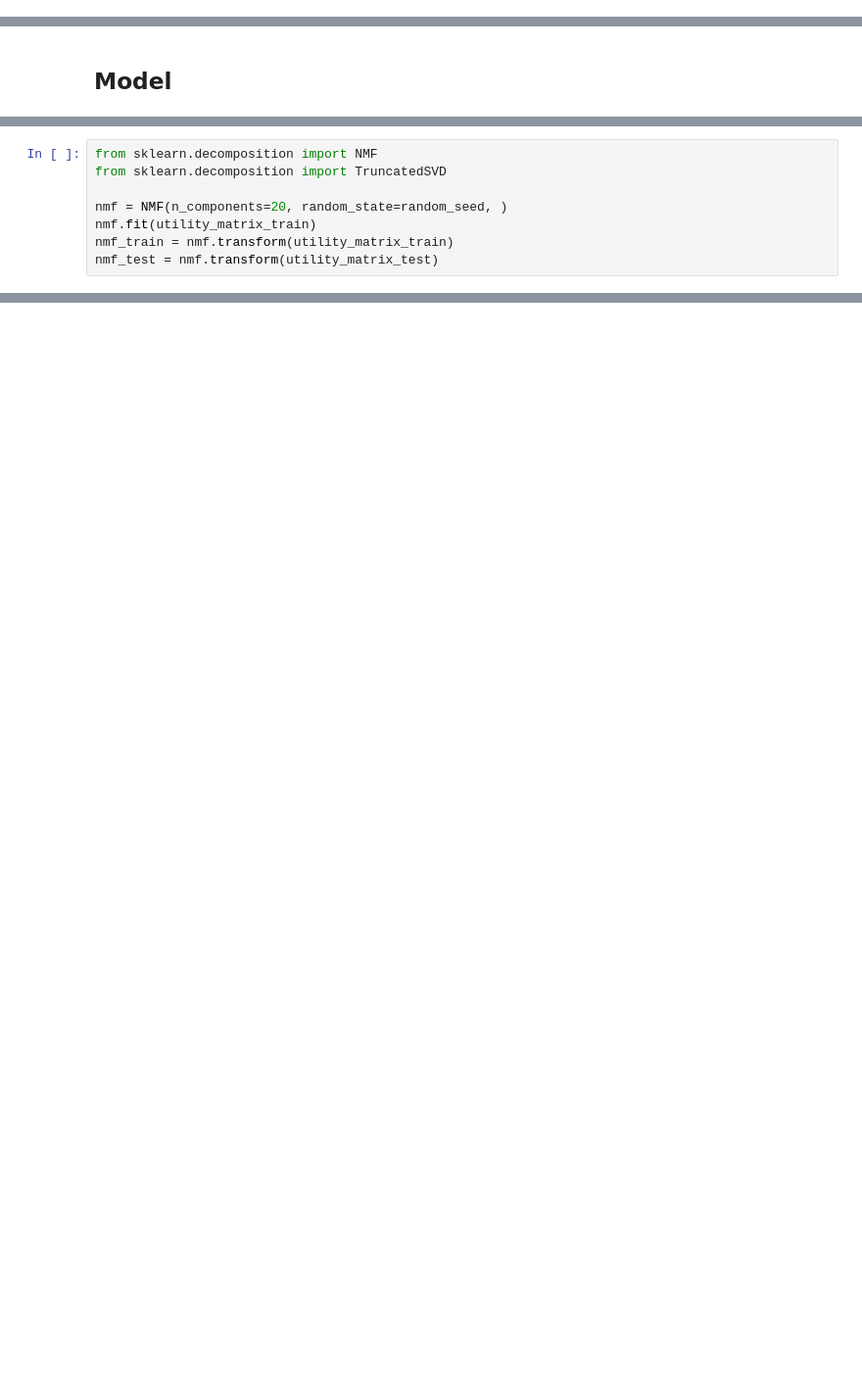
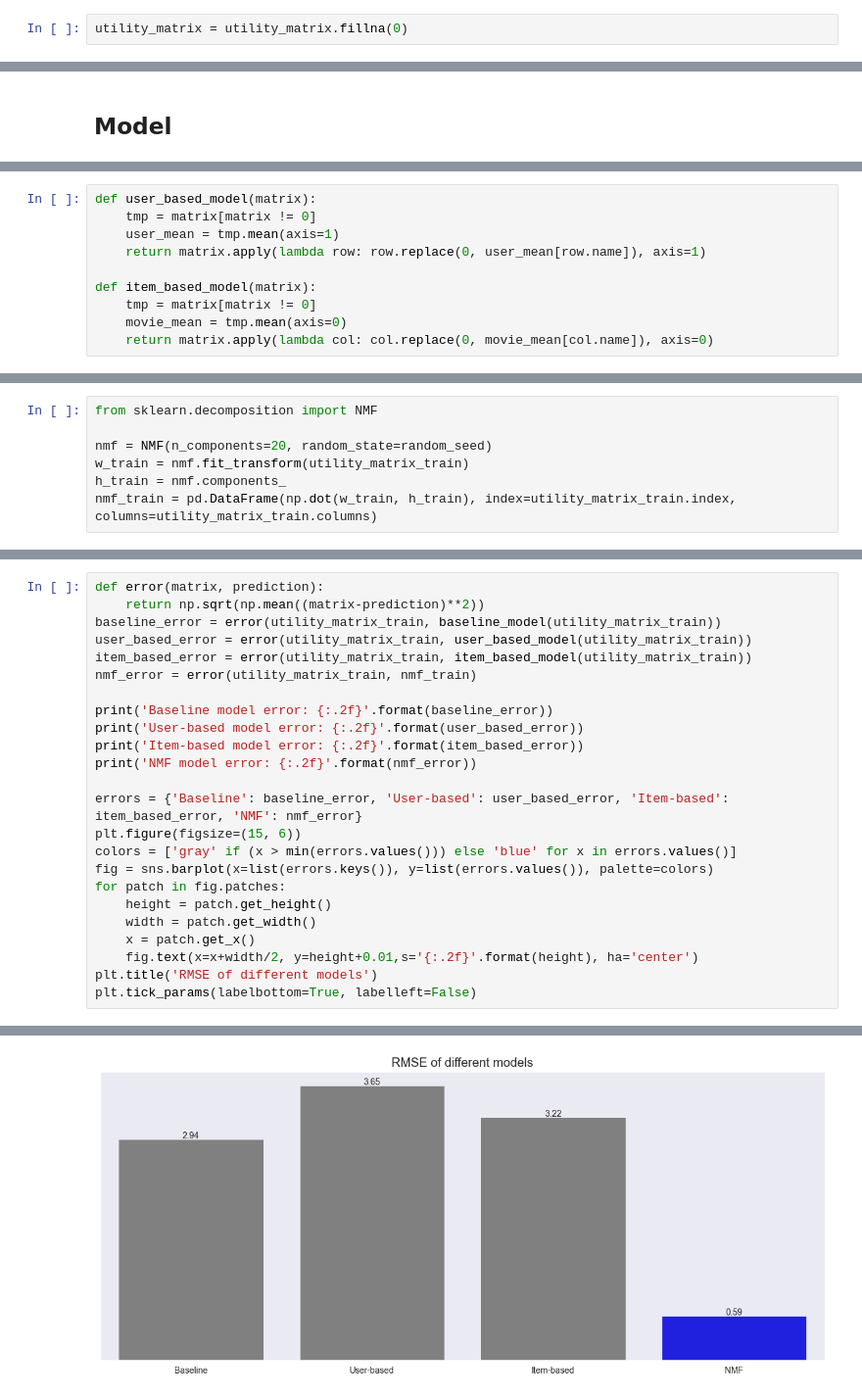
Before and after one commit to JuanDa14Sa/BBC-News-Classification, a Jupyter notebook: recommendation_system.ipynb, the cells around one changed output, grey strips where cells are left out. Shown at 98% size. Cells and saved outputs as stored; diff of their text form; blank space fills up the shorter version.

Commit message:
Training

```diff
--- a/recommendation_system.ipynb
+++ b/recommendation_system.ipynb
@@ -281,2 +285,4 @@ Percentage of missing values: 95.53%
+# %%
+utility_matrix = utility_matrix.fillna(0)
 # %% [markdown]
 ## Train and Test Sets
@@ -350,0 +310,10 @@ def get_rmse(pred, actual):
+# %%
+def user_based_model(matrix):
+    tmp = matrix[matrix != 0]
+    user_mean = tmp.mean(axis=1)
+    return matrix.apply(lambda row: row.replace(0, user_mean[row.name]), axis=1)
+
+def item_based_model(matrix):
+    tmp = matrix[matrix != 0]
+    movie_mean = tmp.mean(axis=0)
+    return matrix.apply(lambda col: col.replace(0, movie_mean[col.name]), axis=0)
@@ -351,8 +323,7 @@ def get_rmse(pred, actual):
 # %%
 from sklearn.decomposition import NMF
-from sklearn.decomposition import TruncatedSVD
 
-nmf = NMF(n_components=20, random_state=random_seed, )
-nmf.fit(utility_matrix_train)
-nmf_train = nmf.transform(utility_matrix_train)
-nmf_test = nmf.transform(utility_matrix_test)
+nmf = NMF(n_components=20, random_state=random_seed)
+w_train = nmf.fit_transform(utility_matrix_train)
+h_train = nmf.components_
+nmf_train = pd.DataFrame(np.dot(w_train, h_train), index=utility_matrix_train.index, columns=utility_matrix_train.columns)
@@ -364,0 +332,25 @@ test_error
+# %%
+def error(matrix, prediction):
+    return np.sqrt(np.mean((matrix-prediction)**2))
+baseline_error = error(utility_matrix_train, baseline_model(utility_matrix_train))
+user_based_error = error(utility_matrix_train, user_based_model(utility_matrix_train))
+item_based_error = error(utility_matrix_train, item_based_model(utility_matrix_train))
+nmf_error = error(utility_matrix_train, nmf_train)
+
+print('Baseline model error: {:.2f}'.format(baseline_error))
+print('User-based model error: {:.2f}'.format(user_based_error))
+print('Item-based model error: {:.2f}'.format(item_based_error))
+print('NMF model error: {:.2f}'.format(nmf_error))
+
+errors = {'Baseline': baseline_error, 'User-based': user_based_error, 'Item-based': item_based_error, 'NMF': nmf_error}
+plt.figure(figsize=(15, 6))
+colors = ['gray' if (x > min(errors.values())) else 'blue' for x in errors.values()]
+fig = sns.barplot(x=list(errors.keys()), y=list(errors.values()), palette=colors)
+for patch in fig.patches:
+    height = patch.get_height()
+    width = patch.get_width()
+    x = patch.get_x()
+    fig.text(x=x+width/2, y=height+0.01,s='{:.2f}'.format(height), ha='center')
+plt.title('RMSE of different models')
+plt.tick_params(labelbottom=True, labelleft=False)
+# %% [output]
@@ -364,0 +361 @@ test_error
+[figure, added]
```
Also changed, not shown: parts of 26 cells of this notebook.
